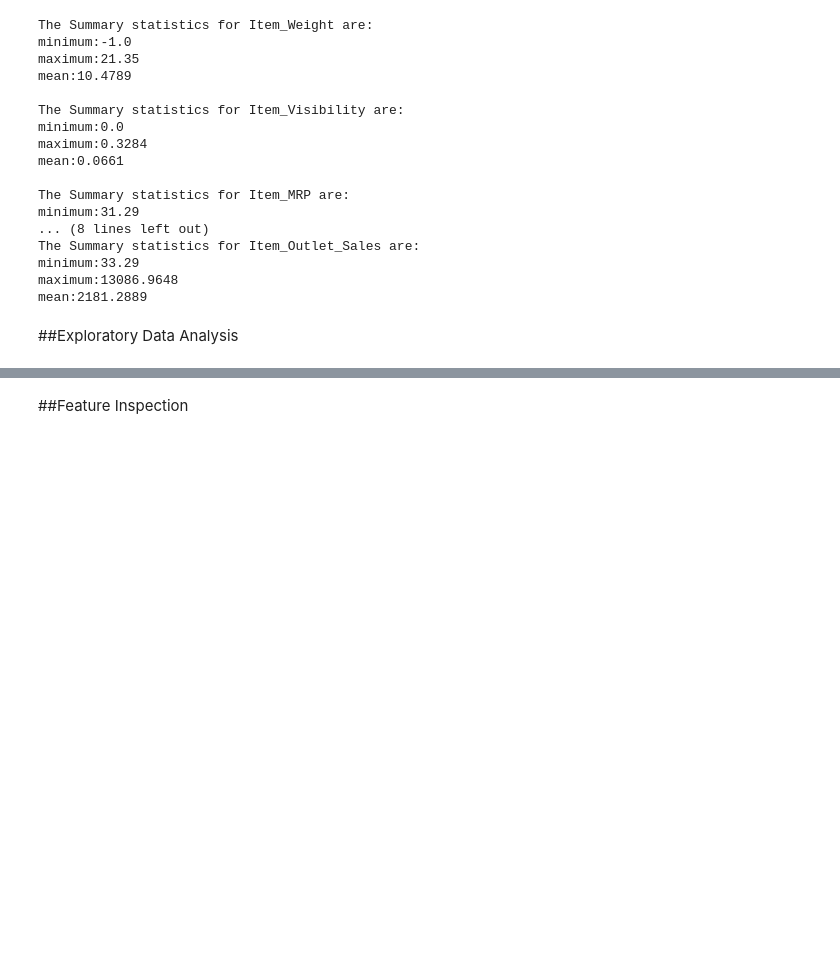
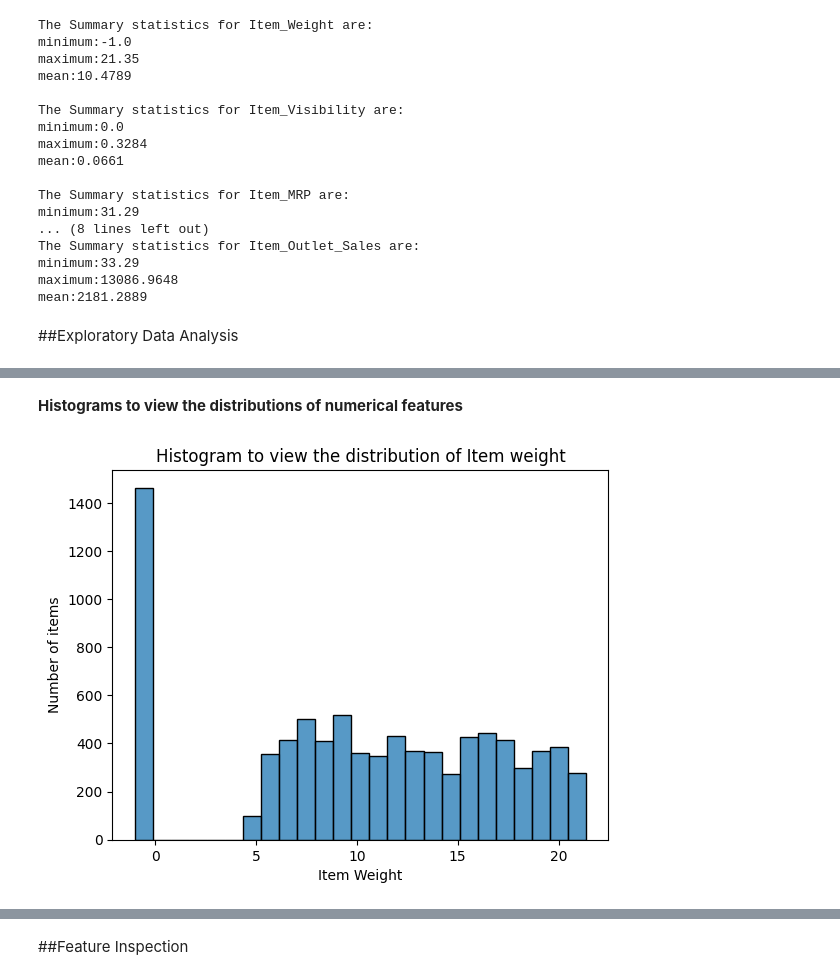
Before and after one commit to UKashNK/Prediction-of-Product-Sales, a Jupyter notebook: Prediction_of_Product_Sales.ipynb, the cells around one changed output, grey strips where cells are left out. Cells and saved outputs as stored; diff of their text form; code cells hidden in the pictures; blank space fills up the shorter version.

```diff
--- a/Prediction_of_Product_Sales.ipynb
+++ b/Prediction_of_Product_Sales.ipynb
@@ -212,0 +229,8 @@ mean:2181.2889
+# %% [markdown]
+**Histograms to view the distributions of numerical features**
+# %%
+#Investigating Item weight
+ax = sns.histplot(data=df, x="Item_Weight")
+ax.set(title="Histogram to view the distribution of Item weight",ylabel="Number of items",xlabel="Item Weight");
+# %% [output]
+[figure, added]
```
Also changed, not shown: parts of 17 cells of this notebook.
